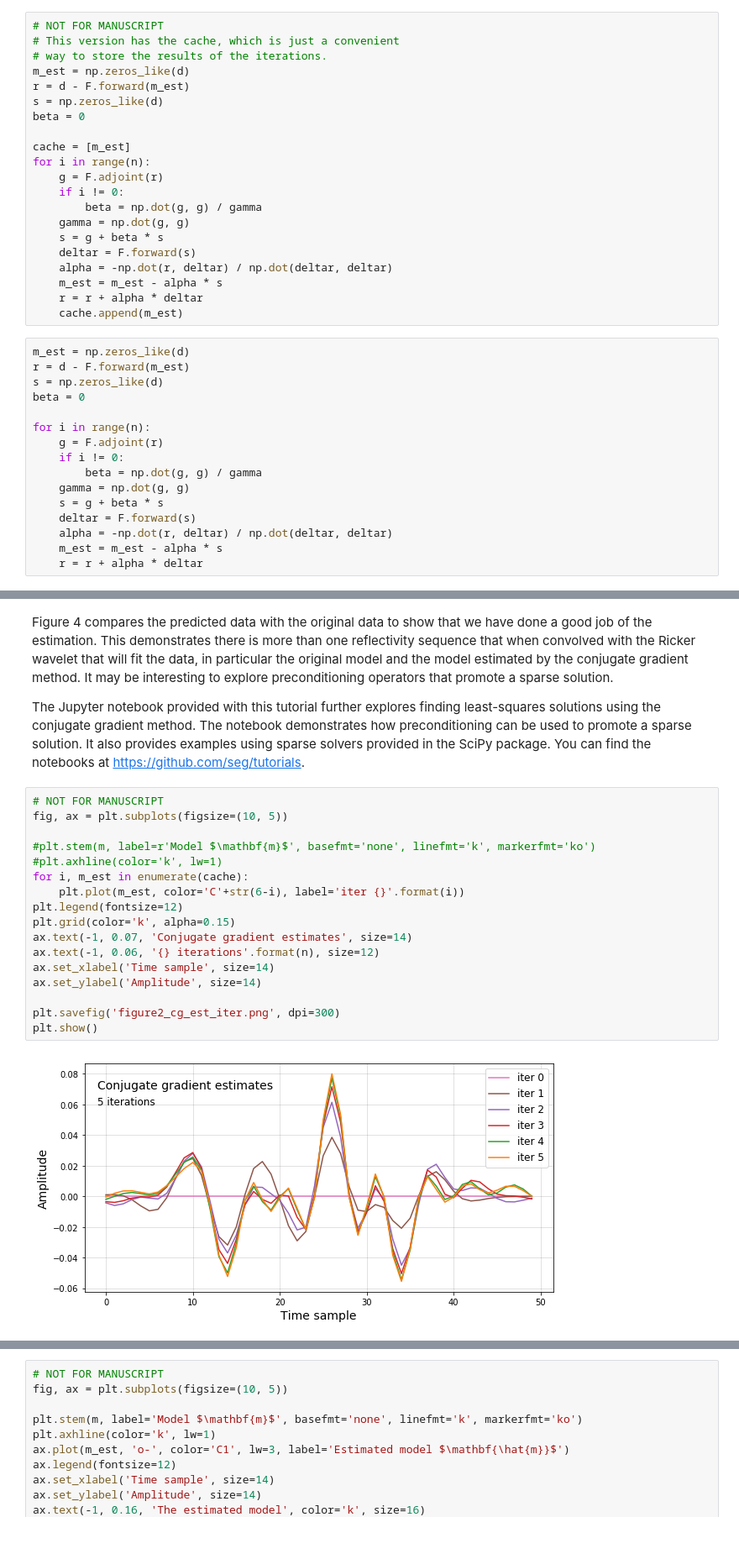
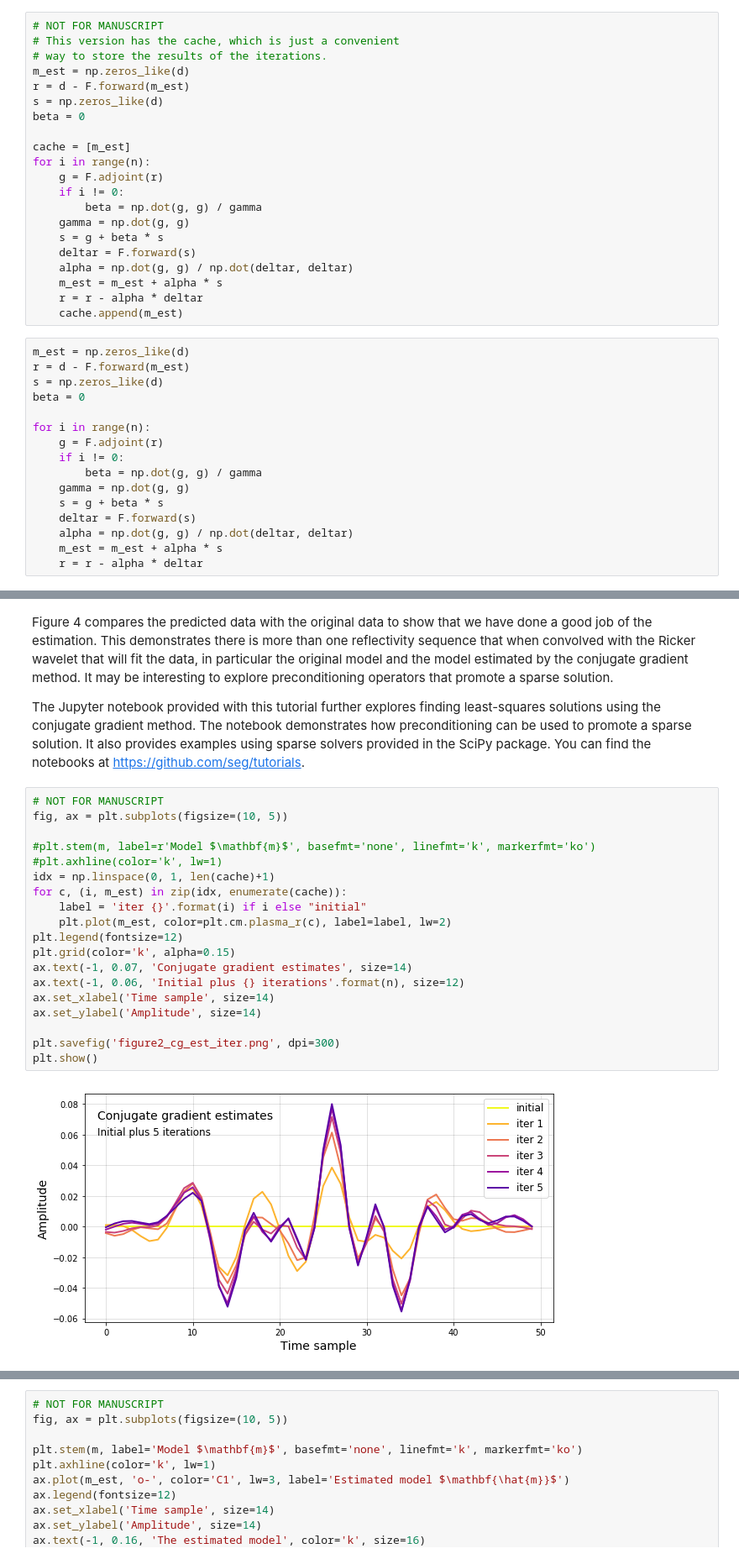
Before and after one commit to seg/tutorials-2018, a Jupyter notebook: 1804_Conjugate_gradient_inversion/conjugate_gradient_MS.ipynb, the cells around one changed output, grey strips where cells are left out. Shown at 84% size. Saved outputs shown, nothing was run; the diff lists cells and outputs as text.

```diff
--- a/1804_Conjugate_gradient_inversion/conjugate_gradient_MS.ipynb
+++ b/1804_Conjugate_gradient_inversion/conjugate_gradient_MS.ipynb
@@ -256,9 +256,9 @@ for i in range(n):
     gamma = np.dot(g, g)
     s = g + beta * s
     deltar = F.forward(s)
-    alpha = -np.dot(r, deltar) / np.dot(deltar, deltar)
-    m_est = m_est - alpha * s
-    r = r + alpha * deltar
+    alpha = np.dot(g, g) / np.dot(deltar, deltar)
+    m_est = m_est + alpha * s
+    r = r - alpha * deltar
     cache.append(m_est)
 # %%
 m_est = np.zeros_like(d)
@@ -273,9 +273,9 @@ for i in range(n):
     gamma = np.dot(g, g)
     s = g + beta * s
     deltar = F.forward(s)
-    alpha = -np.dot(r, deltar) / np.dot(deltar, deltar)
-    m_est = m_est - alpha * s
-    r = r + alpha * deltar
+    alpha = np.dot(g, g) / np.dot(deltar, deltar)
+    m_est = m_est + alpha * s
+    r = r - alpha * deltar
 # %% [markdown]
 ## Results
 
@@ -293,20 +293,22 @@ The Jupyter notebook provided with this tutorial further explores finding least-
 # %%
 # NOT FOR MANUSCRIPT
 fig, ax = plt.subplots(figsize=(10, 5))
 
 #plt.stem(m, label=r'Model $\mathbf{m}$', basefmt='none', linefmt='k', markerfmt='ko')
 #plt.axhline(color='k', lw=1)
-for i, m_est in enumerate(cache):
-    plt.plot(m_est, color='C'+str(6-i), label='iter {}'.format(i))
+idx = np.linspace(0, 1, len(cache)+1)
+for c, (i, m_est) in zip(idx, enumerate(cache)):
+    label = 'iter {}'.format(i) if i else "initial"
+    plt.plot(m_est, color=plt.cm.plasma_r(c), label=label, lw=2)
 plt.legend(fontsize=12)
 plt.grid(color='k', alpha=0.15)
 ax.text(-1, 0.07, 'Conjugate gradient estimates', size=14)
-ax.text(-1, 0.06, '{} iterations'.format(n), size=12)
+ax.text(-1, 0.06, 'Initial plus {} iterations'.format(n), size=12)
 ax.set_xlabel('Time sample', size=14)
 ax.set_ylabel('Amplitude', size=14)
 
 plt.savefig('figure2_cg_est_iter.png', dpi=300)
 plt.show()
 # %% [output]
-[figure, old version]
+[figure, new version]
 # %% [markdown]
```
Also changed, not shown: parts of 6 cells of this notebook, 1 other file.
